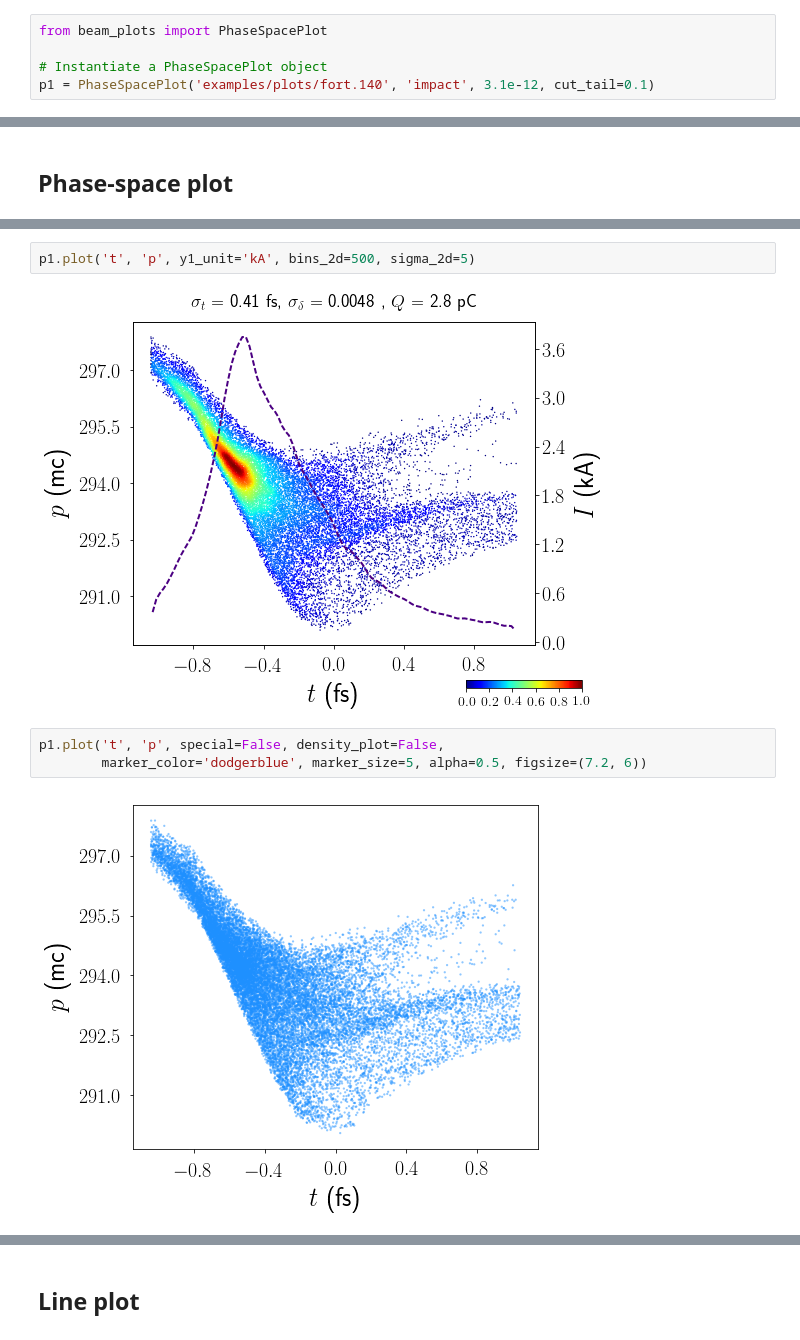
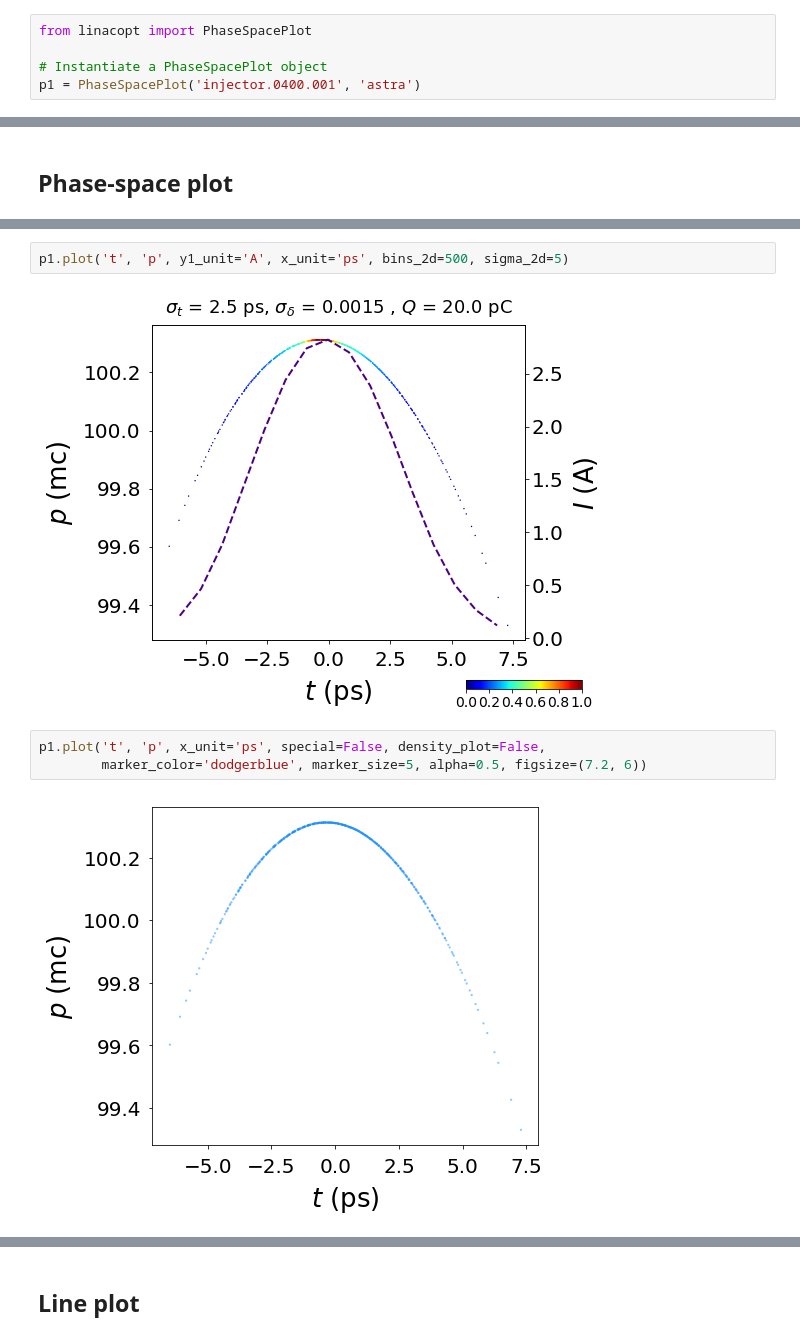
Before and after one commit to zhujun98/linacopt, a Jupyter notebook: tutorial.ipynb, the cells around one changed output, grey strips where cells are left out. Cells and saved outputs as stored; diff of their text form.

```diff
--- a/tutorial.ipynb
+++ b/tutorial.ipynb
@@ -84,10 +86,10 @@ Sections:
 ----
 # Postprocessing
 # %%
-from beam_plots import PhaseSpacePlot
+from linacopt import PhaseSpacePlot
 
 # Instantiate a PhaseSpacePlot object
-p1 = PhaseSpacePlot('examples/plots/fort.140', 'impact', 3.1e-12, cut_tail=0.1)
+p1 = PhaseSpacePlot('injector.0400.001', 'astra')
 # %% [markdown]
 ## Print the parameters
 # %%
@@ -126,9 +125,9 @@ p1.plot('x', 'xp', x_unit='um')
 # %%
-p1.plot('t', 'p', y1_unit='kA', bins_2d=500, sigma_2d=5)
+p1.plot('t', 'p', y1_unit='A', x_unit='ps', bins_2d=500, sigma_2d=5)
 # %% [output]
-[figure, old version]
+[figure, new version]
 # %%
-p1.plot('t', 'p', special=False, density_plot=False,
+p1.plot('t', 'p', x_unit='ps', special=False, density_plot=False,
         marker_color='dodgerblue', marker_size=5, alpha=0.5, figsize=(7.2, 6))
 # %% [output]
-[figure, old version]
+[figure, new version]
```
Also changed, not shown: parts of 10 cells of this notebook.
